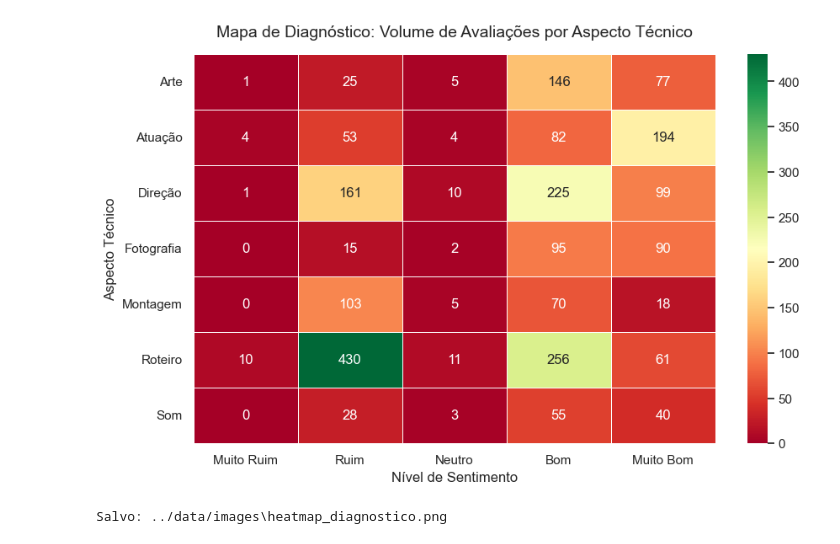
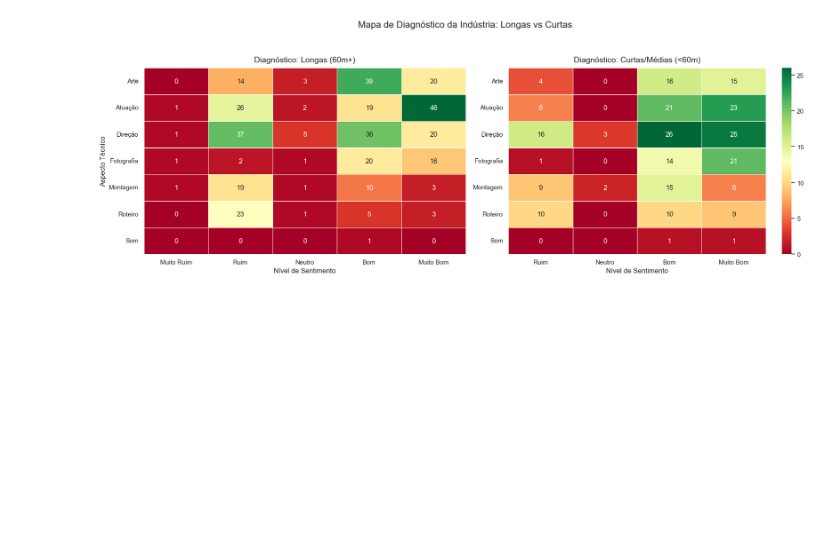
Before and after one commit to renatowada/project_cinema_br_npl, a Jupyter notebook: notebooks/01_analise_e_insights.ipynb, the cells around one changed output. Saved outputs shown, nothing was run; the diff lists cells and outputs as text; code cells hidden in the pictures; blank space fills up the shorter version.

```diff
--- a/notebooks/01_analise_e_insights.ipynb
+++ b/notebooks/01_analise_e_insights.ipynb
@@ -184,32 +260,43 @@ Salvo: ../data/images\tendencia_generos_anos.png
 # %%
 # -----------------------------------------------------------------------
-# INSIGHT 5: Mapa de Calor (Heatmap) Diagnóstico da Indústria
-heatmap_data = pd.crosstab(df_tags['aspecto'], df_tags['nivel'])
+# INSIGHT 6: Mapa de Calor Diagnóstico (Longas vs Curtas)
 
-# Forçar a ordem lógica das colunas (do pior para o melhor)
+df_tags_format = df_tags.merge(df[['id_movie', 'duration']], on='id_movie', how='left')
+df_tags_format['formato'] = df_tags_format['duration'].apply(lambda x: 'Curtas/Médias (<60m)' if x < 60 else 'Longas (60m+)')
+
 ordem_niveis = ['Muito Ruim', 'Ruim', 'Neutro', 'Bom', 'Muito Bom']
 
-colunas_presentes = [col for col in ordem_niveis if col in heatmap_data.columns]
-heatmap_data = heatmap_data[colunas_presentes]
+fig, axes = plt.subplots(1, 2, figsize=(18, 6))
 
-plt.figure(figsize=(10, 6))
-sns.heatmap(
-    heatmap_data,
-    annot=True,      # Mostra os números dentro dos quadrados
-    fmt='d',         # Formato inteiro
-    cmap='RdYlGn',   # Paleta Red-Yellow-Green (Vermelho é ruim, Verde é bom)
-    linewidths=.5
-)
-plt.title('Mapa de Diagnóstico: Volume de Avaliações por Aspecto Técnico', fontsize=14, pad=15)
-plt.xlabel('Nível de Sentimento')
-plt.ylabel('Aspecto Técnico')
+for i, formato in enumerate(['Longas (60m+)', 'Curtas/Médias (<60m)']):
+    df_fmt = df_tags_format[df_tags_format['formato'] == formato]
 
-caminho_heatmap = os.path.join(IMAGE_DIR, 'heatmap_diagnostico.png')
+    if not df_fmt.empty:
+        heatmap_data = pd.crosstab(df_fmt['aspecto'], df_fmt['nivel'])
+
+        colunas_presentes = [col for col in ordem_niveis if col in heatmap_data.columns]
+        heatmap_data = heatmap_data.reindex(columns=colunas_presentes, fill_value=0)
+
+        sns.heatmap(
+            heatmap_data,
+            annot=True,
+            fmt='d',
+            cmap='RdYlGn',
+            linewidths=.5,
+            ax=axes[i],
+            cbar=(i == 1) # Mostra a barra de cores só no gráfico da direita
+        )
+    axes[i].set_title(f'Diagnóstico: {formato}', fontsize=14, pad=10)
+    axes[i].set_xlabel('Nível de Sentimento')
+    axes[i].set_ylabel('Aspecto Técnico' if i == 0 else '')
+
+plt.suptitle('Mapa de Diagnóstico: Longas vs Curtas', fontsize=16, y=1.05)
+plt.tight_layout()
+
+caminho_heatmap = os.path.join(IMAGE_DIR, 'heatmap_diagnostico_separado.png')
 plt.savefig(caminho_heatmap, bbox_inches='tight', dpi=300)
 plt.show()
-print(f"Salvo: {caminho_heatmap}")
 # %% [output]
-[figure, old version]
+[figure, new version]
-Salvo: ../data/images\heatmap_diagnostico.png
 # %%
 # -----------------------------------------------------------------------
```
Also changed, not shown: parts of 9 cells of this notebook, 13 other files.
